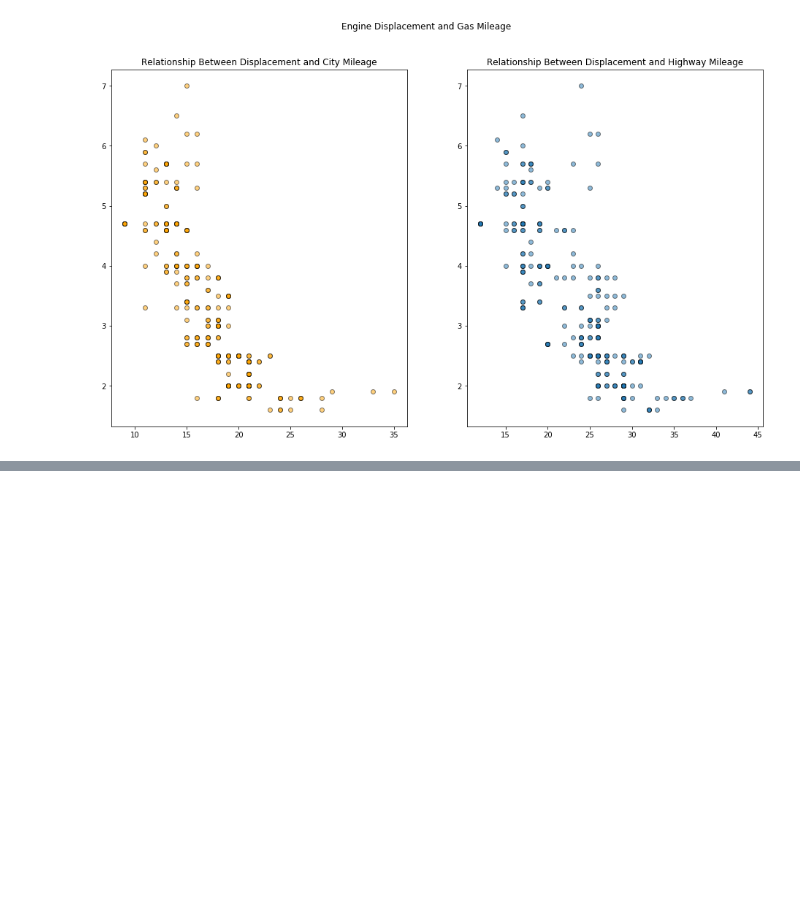
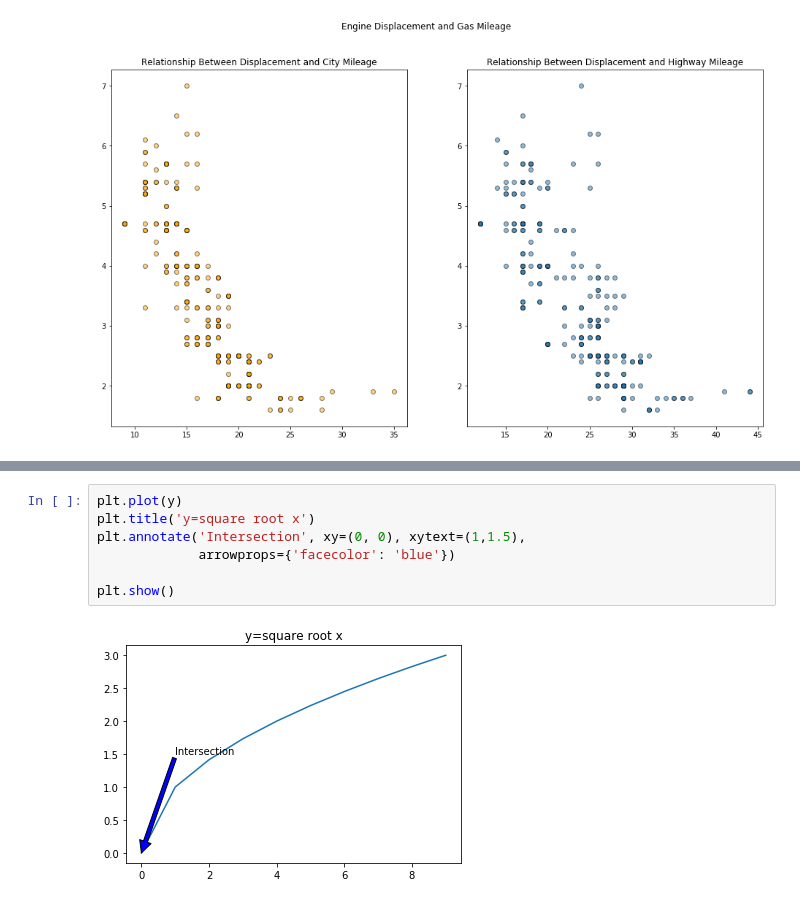
Before and after one commit to faithkane3/codeup_review, a Jupyter notebook: matplotlib.ipynb, the cells around one changed output, grey strips where cells are left out. Saved outputs shown, nothing was run; the diff lists cells and outputs as text; blank space fills up the shorter version.

```diff
--- a/matplotlib.ipynb
+++ b/matplotlib.ipynb
@@ -129,0 +164,9 @@ Text(0.5, 0.98, 'Engine Displacement and Gas Mileage')
+# %%
+plt.plot(y)
+plt.title('y=square root x')
+plt.annotate('Intersection', xy=(0, 0), xytext=(1,1.5),
+             arrowprops={'facecolor': 'blue'})
+
+plt.show()
+# %% [output]
+[figure, added]
```
Also changed, not shown: parts of 5 cells of this notebook, 1 other file.
